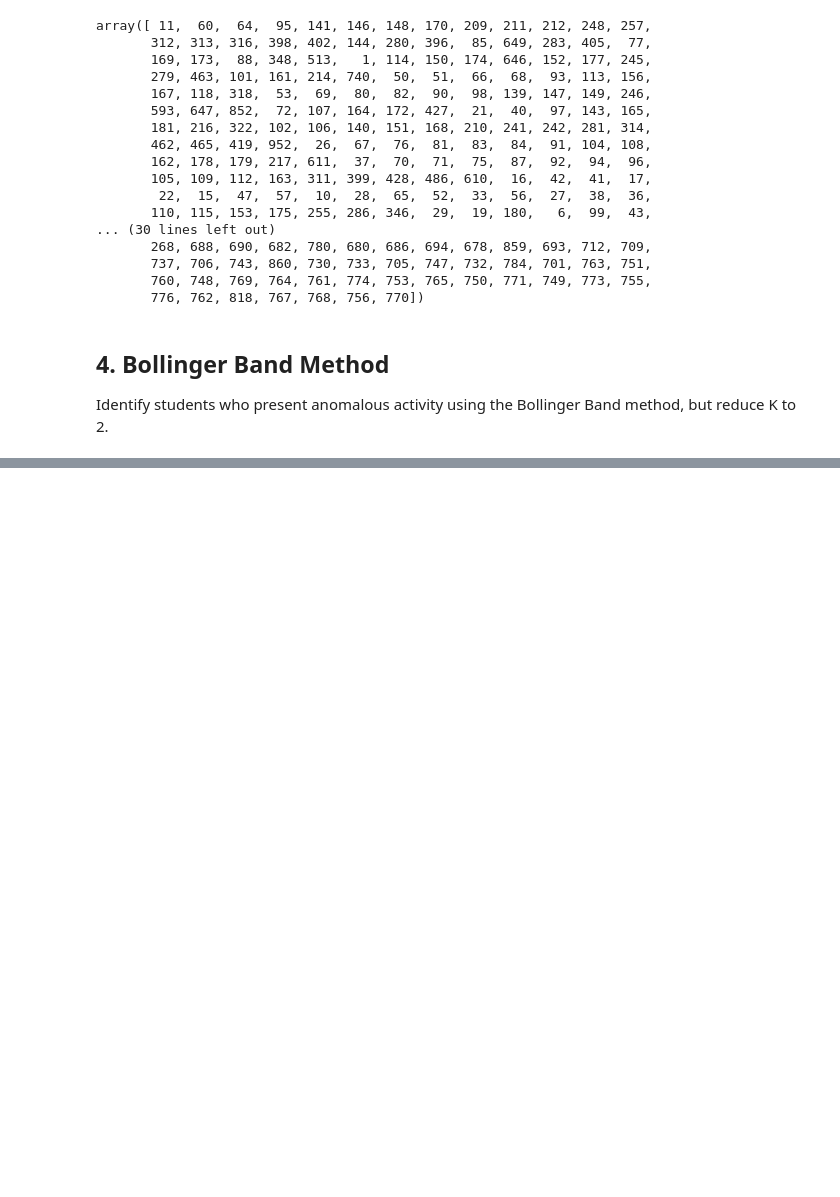
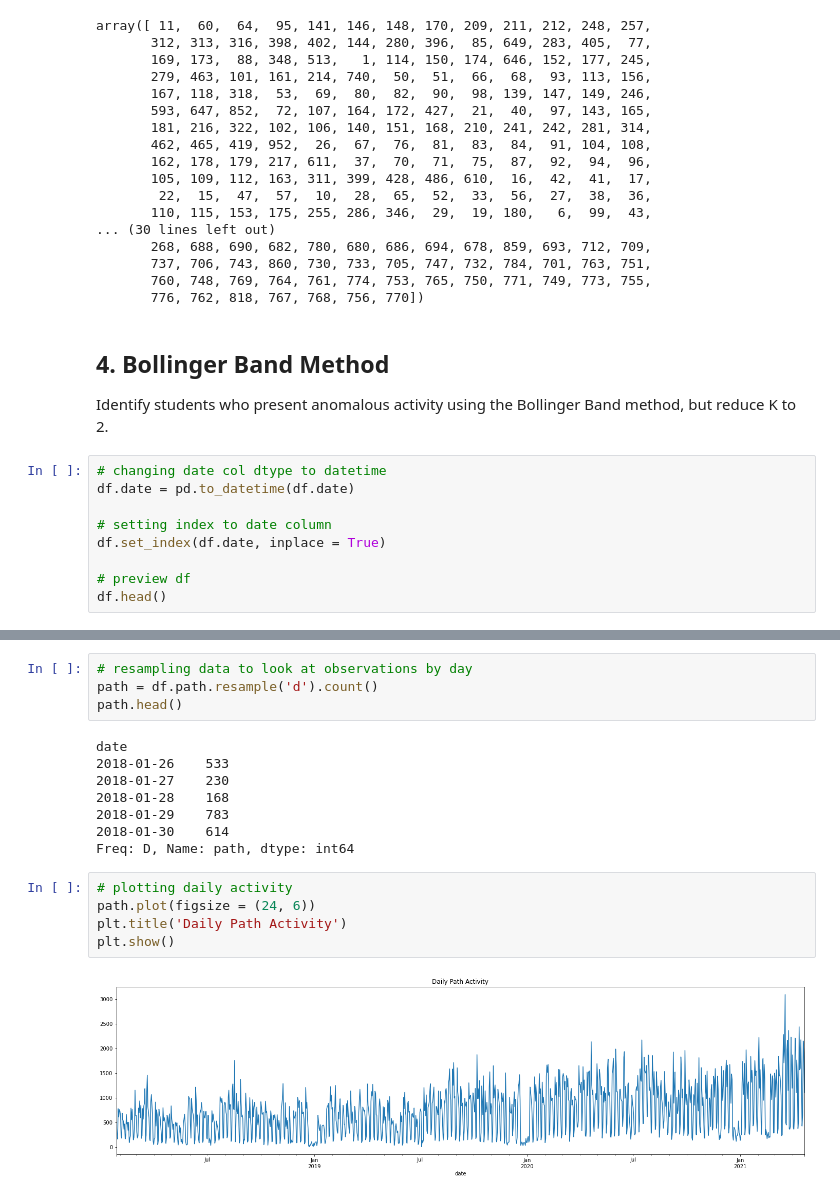
Before and after one commit to Jonessn22/anomaly_detection_exercises, a Jupyter notebook: 04b_detect_time_series_anomalies_exercises.ipynb, the cells around one changed output, grey strips where cells are left out. Saved outputs shown, nothing was run; the diff lists cells and outputs as text; blank space fills up the shorter version.

```diff
--- a/04b_detect_time_series_anomalies_exercises.ipynb
+++ b/04b_detect_time_series_anomalies_exercises.ipynb
@@ -214,3 +214,12 @@ array([ 11,  60,  64,  95, 141, 146, 148, 170, 209, 211, 212, 248, 257,
 # %% [markdown]
 ## 4. Bollinger Band Method
 Identify students who present anomalous activity using the Bollinger Band method, but reduce K to 2.
+# %%
+# changing date col dtype to datetime
+df.date = pd.to_datetime(df.date)
+
+# setting index to date column
+df.set_index(df.date, inplace = True)
+
+# preview df
+df.head()
@@ -216,0 +234,19 @@ Identify students who present anomalous activity using the Bollinger Band method
+# %%
+# resampling data to look at observations by day
+path = df.path.resample('d').count()
+path.head()
+# %% [output]
+date
+2018-01-26    533
+2018-01-27    230
+2018-01-28    168
+2018-01-29    783
+2018-01-30    614
+Freq: D, Name: path, dtype: int64
+# %%
+# plotting daily activity
+path.plot(figsize = (24, 6))
+plt.title('Daily Path Activity')
+plt.show()
+# %% [output]
+[figure, added]
```
Also changed, not shown: parts of 8 cells of this notebook, 2 other files.
